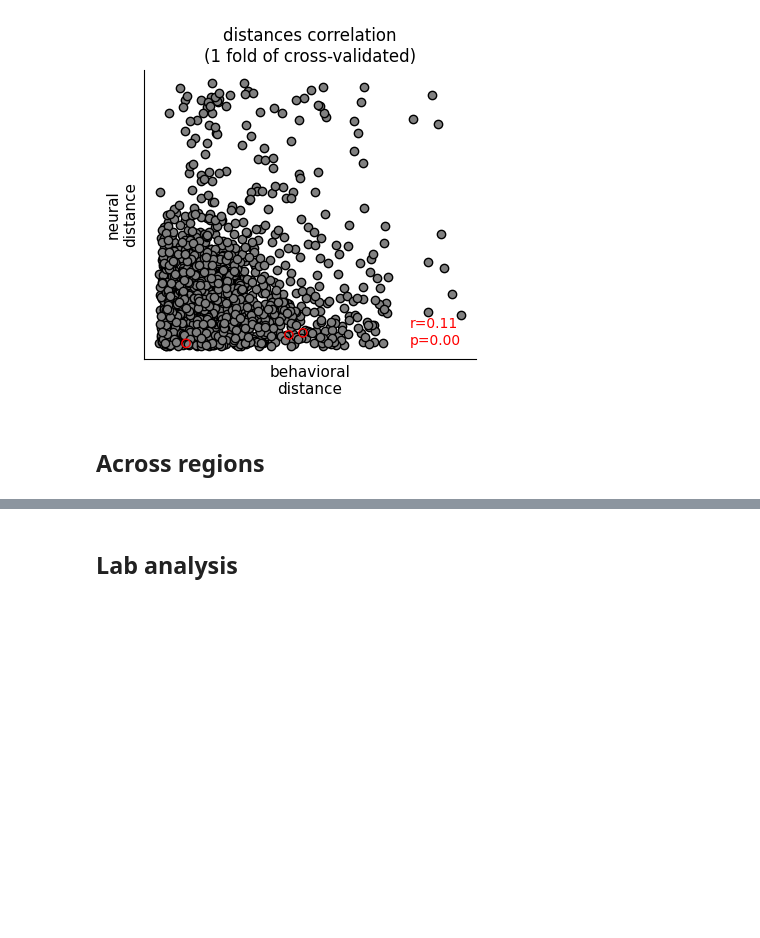
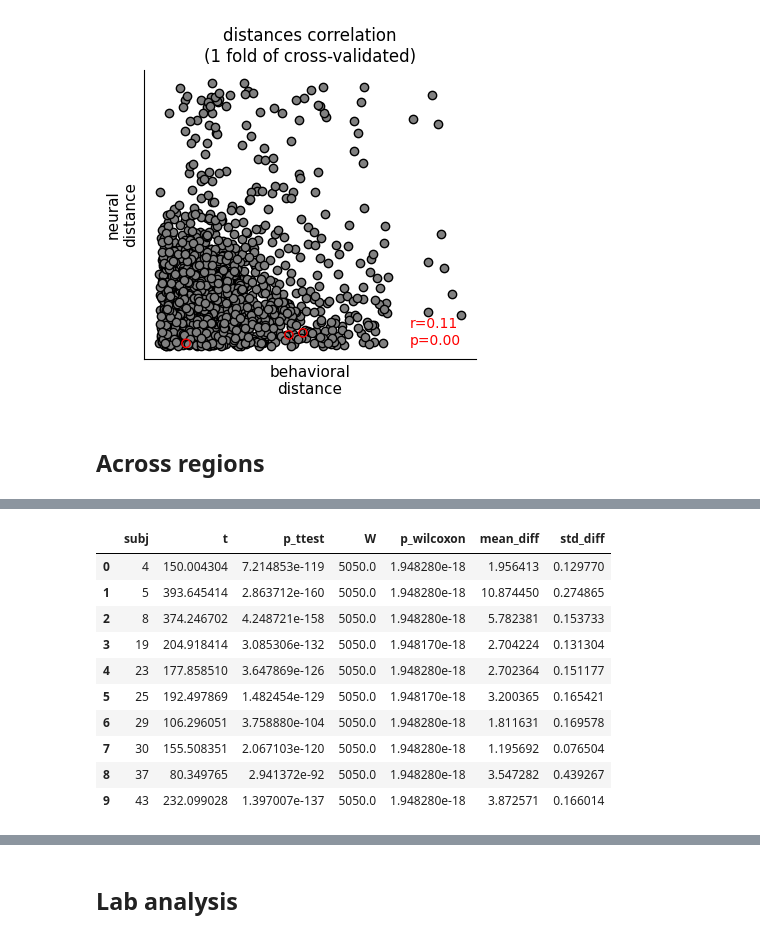
Before and after one commit to brunaafl/ShapeMetrics, a Jupyter notebook: ibl_analyses/notebooks/shape_metrics_figure.ipynb, the cells around one changed output, grey strips where cells are left out. Saved outputs shown, nothing was run; the diff lists cells and outputs as text; code cells hidden in the pictures; blank space fills up the shorter version.

```diff
--- a/ibl_analyses/notebooks/shape_metrics_figure.ipynb
+++ b/ibl_analyses/notebooks/shape_metrics_figure.ipynb
@@ -701,0 +799,16 @@ plt.show()
+# %%
+statistics_df = pd.DataFrame(statistics)
+statistics_df.to_csv('whithin_subj-cross_fold-stats.csv', index=False)
+statistics_df
+# %% [output]
+|  | subj | t | p_ttest | W | p_wilcoxon | mean_diff | std_diff |
+| 0 | 4 | 150.004304 | 7.214853e-119 | 5050.0 | 1.948280e-18 | 1.956413 | 0.129770 |
+| 1 | 5 | 393.645414 | 2.863712e-160 | 5050.0 | 1.948280e-18 | 10.874450 | 0.274865 |
+| 2 | 8 | 374.246702 | 4.248721e-158 | 5050.0 | 1.948280e-18 | 5.782381 | 0.153733 |
+| 3 | 19 | 204.918414 | 3.085306e-132 | 5050.0 | 1.948170e-18 | 2.704224 | 0.131304 |
+| 4 | 23 | 177.858510 | 3.647869e-126 | 5050.0 | 1.948280e-18 | 2.702364 | 0.151177 |
+| 5 | 25 | 192.497869 | 1.482454e-129 | 5050.0 | 1.948170e-18 | 3.200365 | 0.165421 |
+| 6 | 29 | 106.296051 | 3.758880e-104 | 5050.0 | 1.948280e-18 | 1.811631 | 0.169578 |
+| 7 | 30 | 155.508351 | 2.067103e-120 | 5050.0 | 1.948280e-18 | 1.195692 | 0.076504 |
+| 8 | 37 | 80.349765 | 2.941372e-92 | 5050.0 | 1.948280e-18 | 3.547282 | 0.439267 |
+| 9 | 43 | 232.099028 | 1.397007e-137 | 5050.0 | 1.948280e-18 | 3.872571 | 0.166014 |
```
Also changed, not shown: parts of 16 cells of this notebook, 6 other files.
